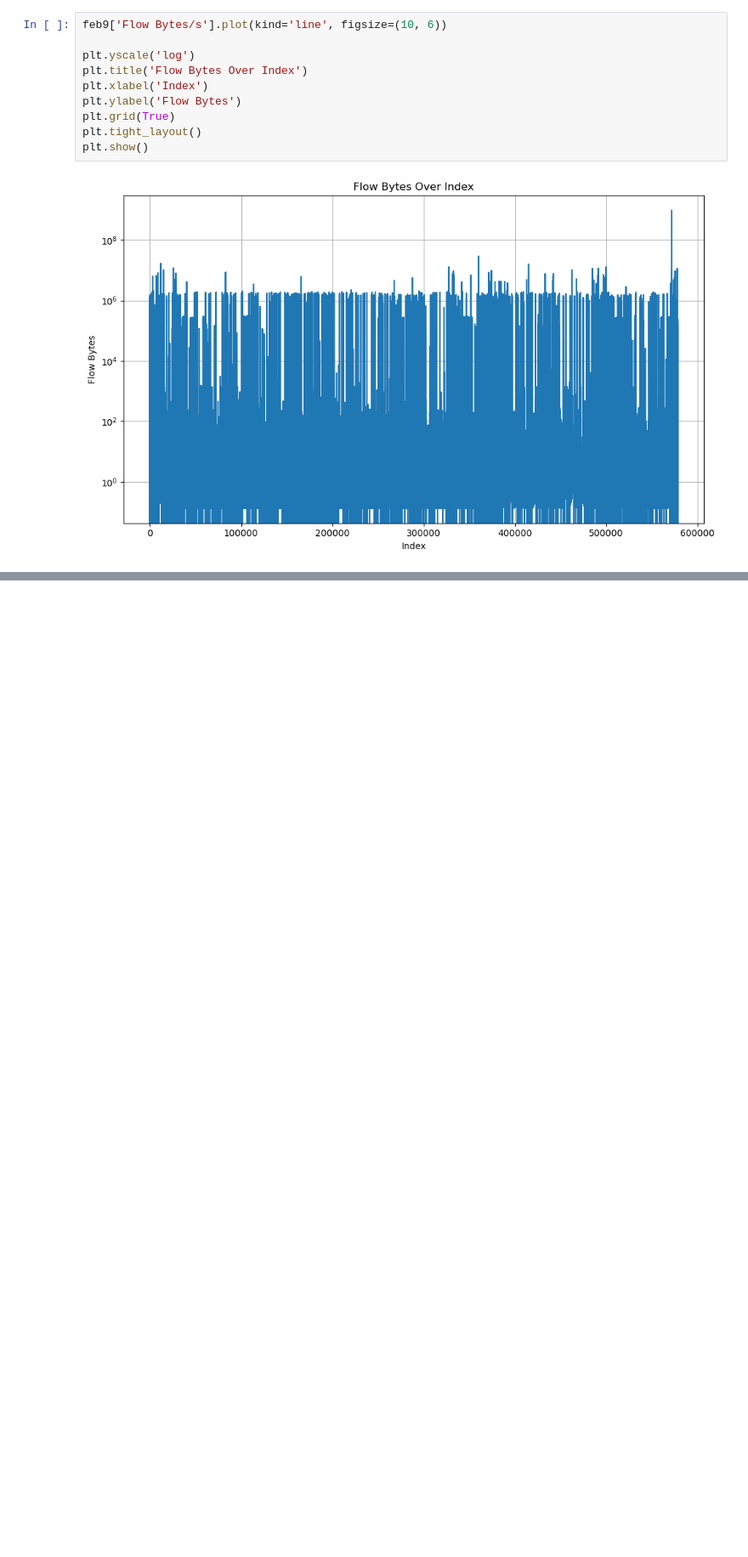
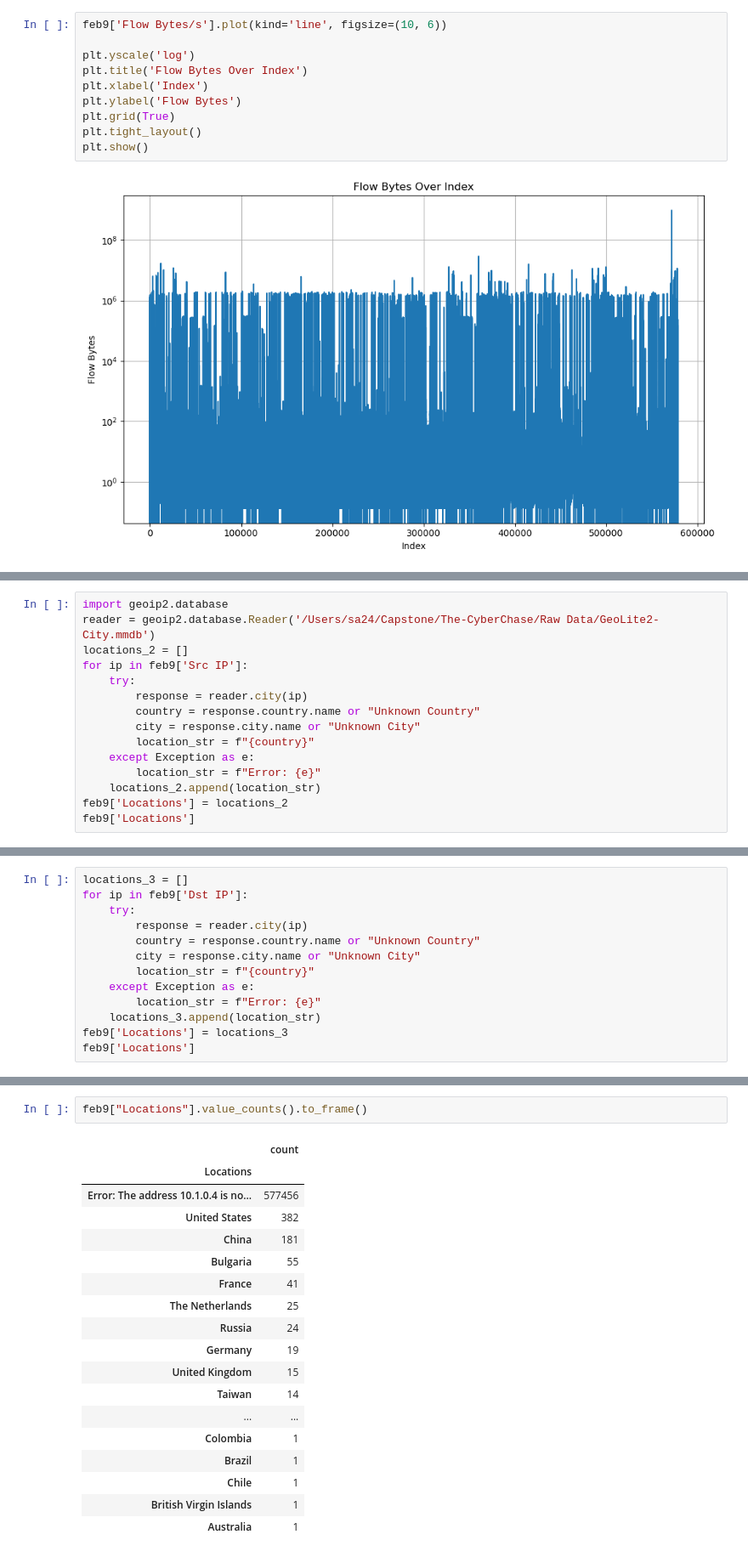
Before and after one commit to Totally-Kyle/The-CyberChase, a Jupyter notebook: EDA.ipynb, the cells around one changed output, grey strips where cells are left out. Shown at 85% size. Saved outputs shown, nothing was run; the diff lists cells and outputs as text; blank space fills up the shorter version.

```diff
--- a/EDA.ipynb
+++ b/EDA.ipynb
@@ -135,0 +158,15 @@ plt.show()
+# %%
+import geoip2.database
+reader = geoip2.database.Reader('/Users/sa24/Capstone/The-CyberChase/Raw Data/GeoLite2-City.mmdb')
+locations_2 = []
+for ip in feb9['Src IP']:
+    try:
+        response = reader.city(ip)
+        country = response.country.name or "Unknown Country"
+        city = response.city.name or "Unknown City"
+        location_str = f"{country}"
+    except Exception as e:
+        location_str = f"Error: {e}"
+    locations_2.append(location_str)
+feb9['Locations'] = locations_2
+feb9['Locations']
@@ -135,0 +203,13 @@ plt.show()
+# %%
+locations_3 = []
+for ip in feb9['Dst IP']:
+    try:
+        response = reader.city(ip)
+        country = response.country.name or "Unknown Country"
+        city = response.city.name or "Unknown City"
+        location_str = f"{country}"
+    except Exception as e:
+        location_str = f"Error: {e}"
+    locations_3.append(location_str)
+feb9['Locations'] = locations_3
+feb9['Locations']
@@ -135,0 +229,21 @@ plt.show()
+# %%
+feb9["Locations"].value_counts().to_frame()
+# %% [output]
+|  | count |
+| Locations |  |
+| Error: The address 10.1.0.4 is no... | 577456 |
+| United States | 382 |
+| China | 181 |
+| Bulgaria | 55 |
+| France | 41 |
+| The Netherlands | 25 |
+| Russia | 24 |
+| Germany | 19 |
+| United Kingdom | 15 |
+| Taiwan | 14 |
+| ... | ... |
+| Colombia | 1 |
+| Brazil | 1 |
+| Chile | 1 |
+| British Virgin Islands | 1 |
+| Australia | 1 |
```
Also changed, not shown: parts of 5 cells of this notebook, 1 other file.
